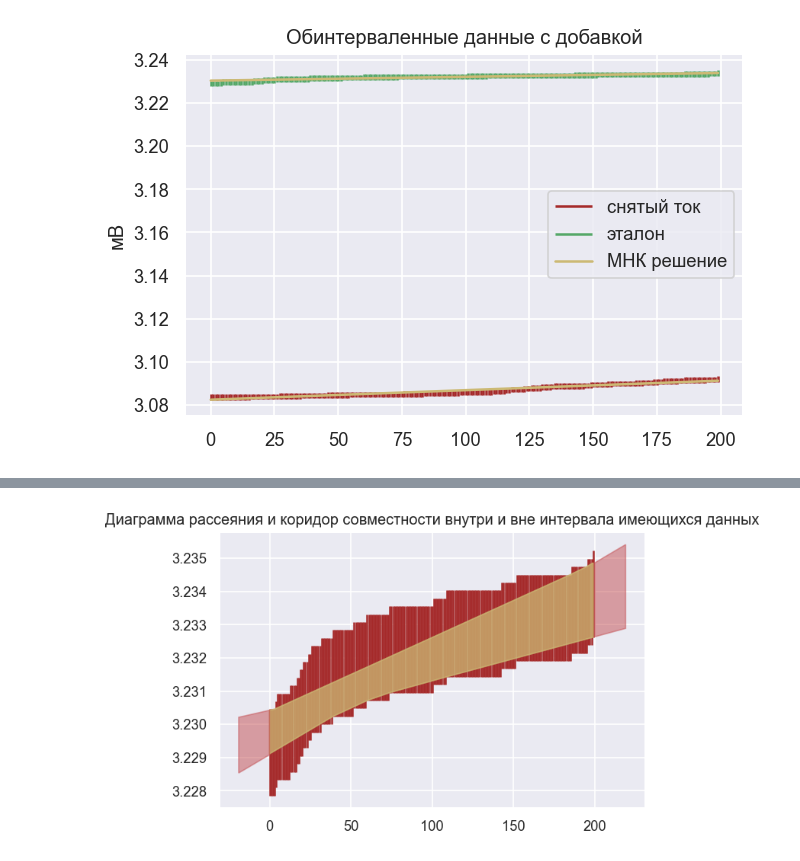
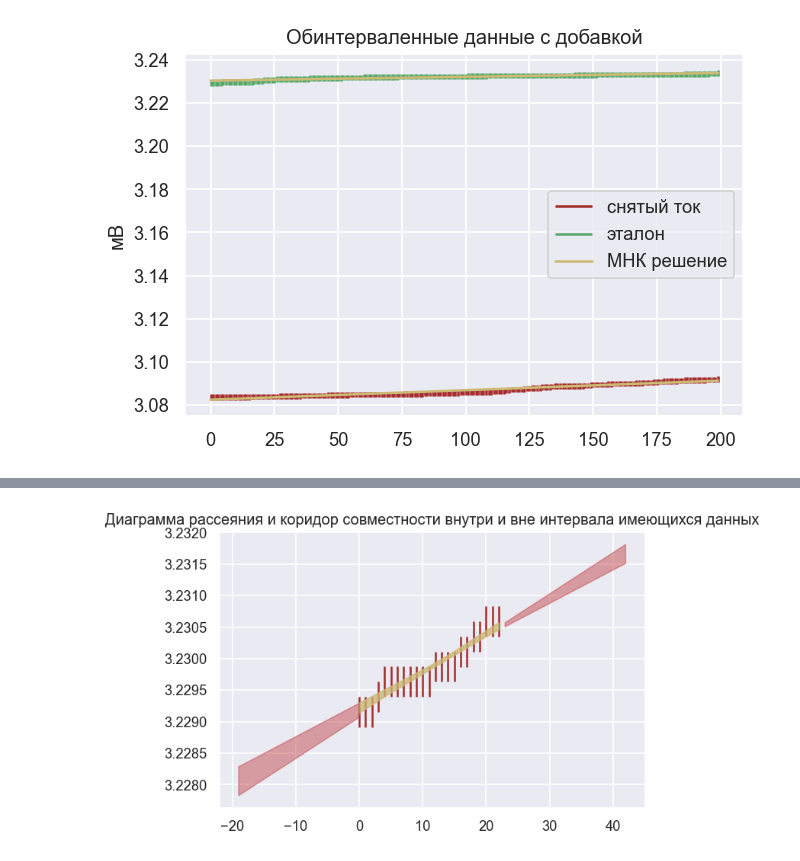
Before and after one commit to Brahialis0209/interval_analysis_spbpu, a Jupyter notebook: second/lab2.ipynb, the cells around one changed output, grey strips where cells are left out. Saved outputs shown, nothing was run; the diff lists cells and outputs as text; code cells hidden in the pictures.

```diff
--- a/second/lab2.ipynb
+++ b/second/lab2.ipynb
@@ -109,8 +269,14 @@ plt.show()
 # %% [output]
 [figure]
 # %%
-new_rad1 = max(w1) * eps
-new_rad2 = max(w2) * eps
+new_rad1_1 = max(w1_1) * eps
+new_rad2_1 = max(w2_1) * eps
+
+new_rad1_2 = max(w1_2) * eps
+new_rad2_2 = max(w2_2) * eps
+
+new_rad1_3 = max(w1_3) * eps
+new_rad2_3 = max(w2_3) * eps
 # %%
 plt.title('Обинтерваленные данные с добавкой')
 
@@ -127,7 +293,7 @@ plt.show()
 # %% [output]
 [figure]
 # %%
-def get_info(data, rad):
+def get_info(data, rad, x):
     bt = []
     for b in tqdm(np.arange(data[0] - rad, data[0] + rad, 1e-6)):
         for i in range(1, len(data)):
@@ -196,3 +372,3 @@ bt1 = get_info(df1['мВ'].tolist(), new_rad1)
 # %%
-bt2 = get_info(df2['мВ'].tolist(), new_rad2)
+bt2_1 = get_info(df2_1['мВ'].tolist(), new_rad2_1, x1)
 # %% [output]
@@ -201,5 +387,5 @@ bt2 = get_info(df2['мВ'].tolist(), new_rad2)
 # %%
-def plot_predict(df, rad, bt, lag=20):
+def plot_predict(df, rad, bt, x, lag=20):
     bbox = []
     for i in x:
         bbox.append([row[0] + i * row[1] for row in bt])
@@ -262,4 +456,4 @@ plot_predict(df1, new_rad1, bt1)
 # %%
-plot_predict(df2, new_rad2, bt2)
+plot_predict(df2_1, new_rad2_1, bt2_1, x1)
 # %% [output]
-[figure, old version]
+[figure, new version]
```
Also changed, not shown: parts of 41 cells of this notebook, 56 other files.
